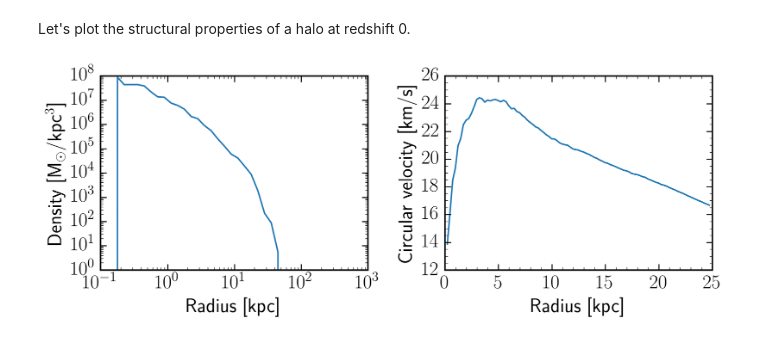
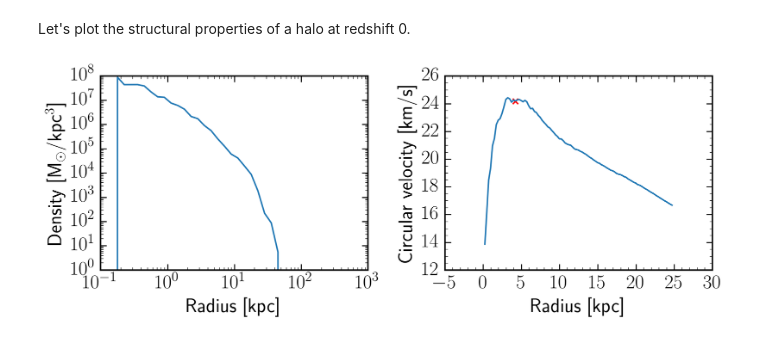
Before and after one commit to NoemiAM/TangoSIDM_satellites, a Jupyter notebook: examples/0 - TangoSIDM_data.ipynb, the cells around one changed output. Cells and saved outputs as stored; diff of their text form; code cells hidden in the pictures.

Commit message:
add vmax-rmax plot and polish plotting routines

```diff
--- a/examples/0 - TangoSIDM_data.ipynb
+++ b/examples/0 - TangoSIDM_data.ipynb
@@ -145,16 +146,18 @@ Let's plot the structural properties of a halo at redshift 0.
 # %%
 with h5py.File(DATA_PATH+f"SigmaConstant00.hdf5", "r") as file:
 
     fig, axs = plt.subplots(1, 2, figsize=(10, 4), facecolor='w', sharex=False, dpi=200)
     halo_data = file['261763']['halo_data']
+    tree_data = file['261763']['tree_data']
     axs[0].plot(halo_data['centered_radial_bins'][:], halo_data['dm_density'][:])
     axs[0].set_ylabel(r"Density [M$_{\odot}$/kpc$^{3}$]")
     axs[0].set_xscale("log")
     axs[0].set_yscale("log")
     axs[1].plot(halo_data['centered_rotation_radial_bins'][:], halo_data['dm_rotation'][:])
+    axs[1].scatter(tree_data['Rmax'][...], tree_data['Vmax'][0], marker='x', s=30, color='r', label="Vmax")
     axs[1].set_ylabel(r"Circular velocity [km/s]")
     for ax in axs:
         ax.set_xlabel("Radius [kpc]")
     plt.tight_layout()
 # %% [output]
-[figure, old version]
+[figure, new version]
```
Also changed, not shown: parts of 2 cells of this notebook, 2 other files.
